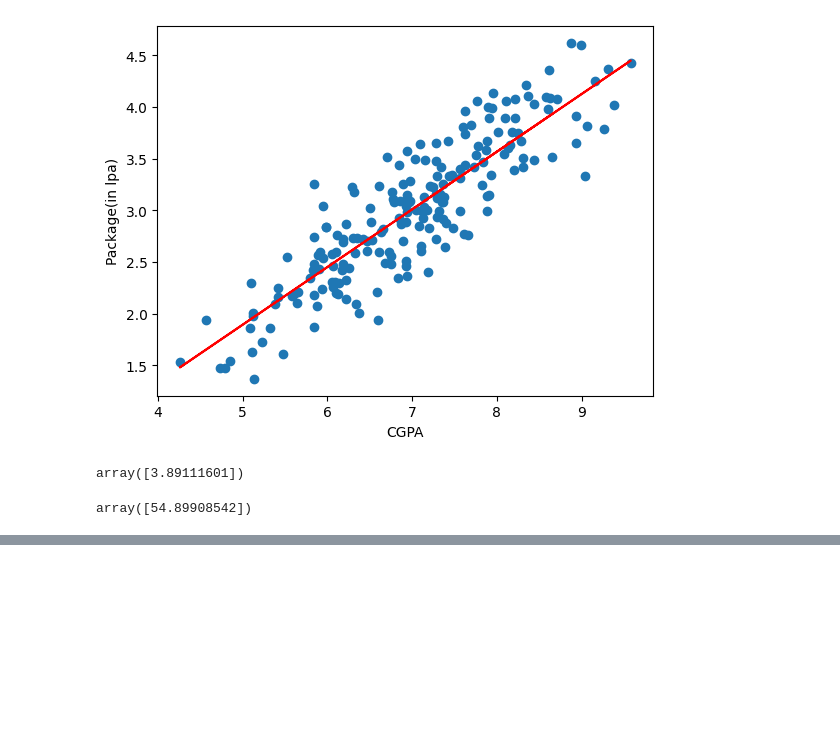
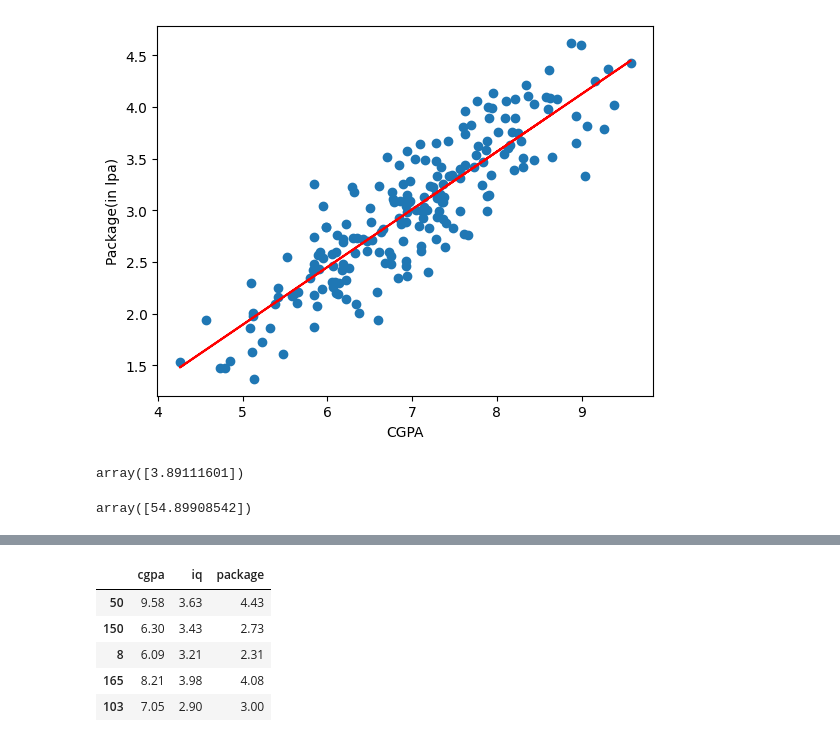
Before and after one commit to ShuklAlok2545/ml_learnings, a Jupyter notebook: ml12/simple_linear_regression.ipynb, the cells around one changed output, grey strips where cells are left out. Cells and saved outputs as stored; diff of their text form; code cells hidden in the pictures; blank space fills up the shorter version.

```diff
--- a/ml12/simple_linear_regression.ipynb
+++ b/ml12/simple_linear_regression.ipynb
@@ -100,0 +190,9 @@ array([54.89908542])
+# %%
+new_df2.sample(5)
+# %% [output]
+|  | cgpa | iq | package |
+| 50 | 9.58 | 3.63 | 4.43 |
+| 150 | 6.30 | 3.43 | 2.73 |
+| 8 | 6.09 | 3.21 | 2.31 |
+| 165 | 8.21 | 3.98 | 4.08 |
+| 103 | 7.05 | 2.90 | 3.00 |
```
Also changed, not shown: parts of 27 cells of this notebook.
